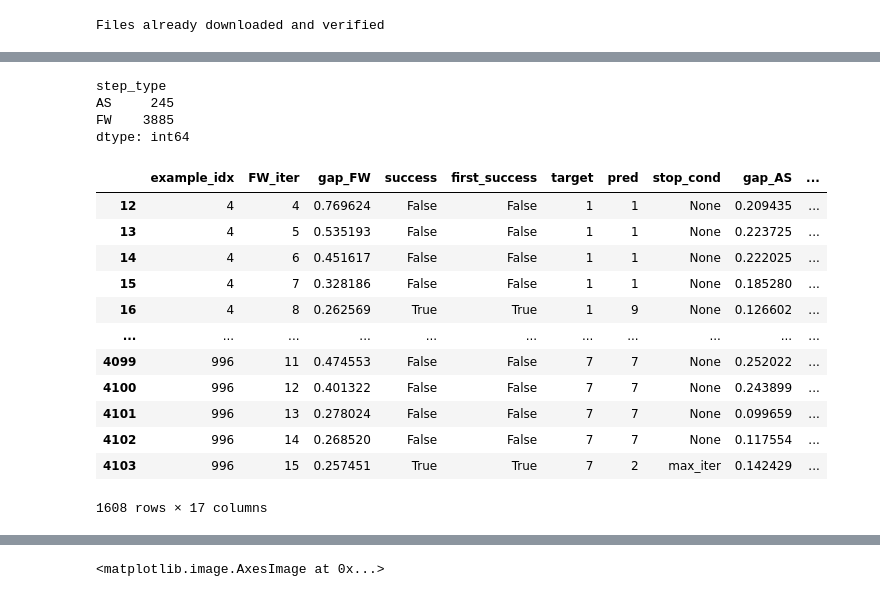
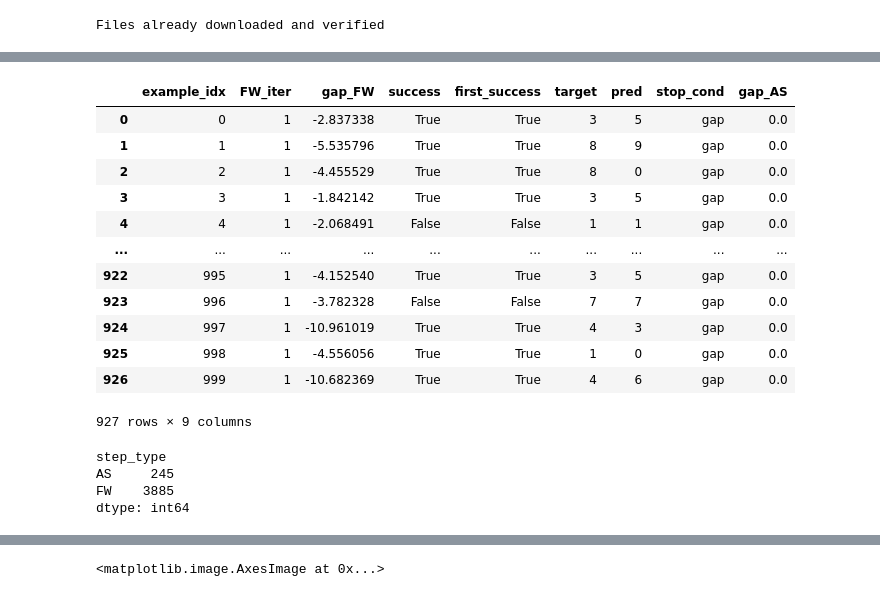
Before and after one commit to TannerAGraves/FW-variants-for-WB-Adversarial-Attacks, a Jupyter notebook: test attacks.ipynb, the cells around one changed output, grey strips where cells are left out. Cells and saved outputs as stored; diff of their text form; code cells hidden in the pictures.

```diff
--- a/test attacks.ipynb
+++ b/test attacks.ipynb
@@ -79,3 +79,19 @@ Epsilon: 0.005  Correct Classifications (Failed Attacks) = 48 / 1000 = 0.048
+# %%
+hist
+# %% [output]
+|  | example_idx | FW_iter | gap_FW | success | first_success | target | pred | stop_cond | gap_AS |
+| 0 | 0 | 1 | -2.837338 | True | True | 3 | 5 | gap | 0.0 |
+| 1 | 1 | 1 | -5.535796 | True | True | 8 | 9 | gap | 0.0 |
+| 2 | 2 | 1 | -4.455529 | True | True | 8 | 0 | gap | 0.0 |
+| 3 | 3 | 1 | -1.842142 | True | True | 3 | 5 | gap | 0.0 |
+| 4 | 4 | 1 | -2.068491 | False | False | 1 | 1 | gap | 0.0 |
+| ... | ... | ... | ... | ... | ... | ... | ... | ... | ... |
+| 922 | 995 | 1 | -4.152540 | True | True | 3 | 5 | gap | 0.0 |
+| 923 | 996 | 1 | -3.782328 | False | False | 7 | 7 | gap | 0.0 |
+| 924 | 997 | 1 | -10.961019 | True | True | 4 | 3 | gap | 0.0 |
+| 925 | 998 | 1 | -4.556056 | True | True | 1 | 0 | gap | 0.0 |
+| 926 | 999 | 1 | -10.682369 | True | True | 4 | 6 | gap | 0.0 |
+927 rows × 9 columns
 # %%
 hist.groupby('step_type').size()
 # %% [output]
@@ -88,16 +101,0 @@ as_hist = hist_dfs[0]
-# %%
-as_hist[as_hist['gap_AS'] < -as_hist['gap_ASmin']]
-# %% [output]
-|  | example_idx | FW_iter | gap_FW | success | first_success | target | pred | stop_cond | gap_AS | ... |
-| 12 | 4 | 4 | 0.769624 | False | False | 1 | 1 | None | 0.209435 | ... |
-| 13 | 4 | 5 | 0.535193 | False | False | 1 | 1 | None | 0.223725 | ... |
-| 14 | 4 | 6 | 0.451617 | False | False | 1 | 1 | None | 0.222025 | ... |
-| 15 | 4 | 7 | 0.328186 | False | False | 1 | 1 | None | 0.185280 | ... |
-| 16 | 4 | 8 | 0.262569 | True | True | 1 | 9 | None | 0.126602 | ... |
-| ... | ... | ... | ... | ... | ... | ... | ... | ... | ... | ... |
-| 4099 | 996 | 11 | 0.474553 | False | False | 7 | 7 | None | 0.252022 | ... |
-| 4100 | 996 | 12 | 0.401322 | False | False | 7 | 7 | None | 0.243899 | ... |
-| 4101 | 996 | 13 | 0.278024 | False | False | 7 | 7 | None | 0.099659 | ... |
-| 4102 | 996 | 14 | 0.268520 | False | False | 7 | 7 | None | 0.117554 | ... |
-| 4103 | 996 | 15 | 0.257451 | True | True | 7 | 2 | max_iter | 0.142429 | ... |
-1608 rows × 17 columns
```
Also changed, not shown: parts of 13 cells of this notebook, 1 other file.
